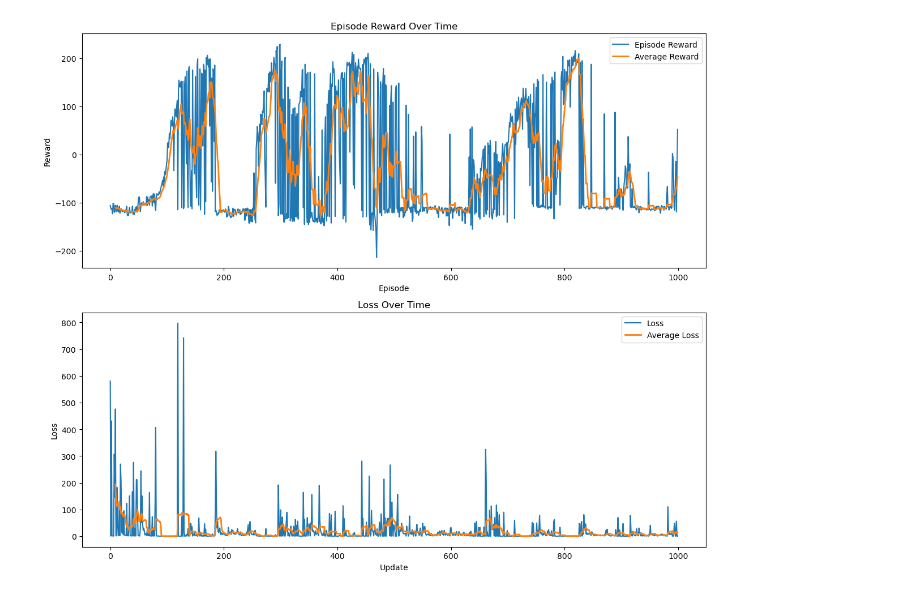
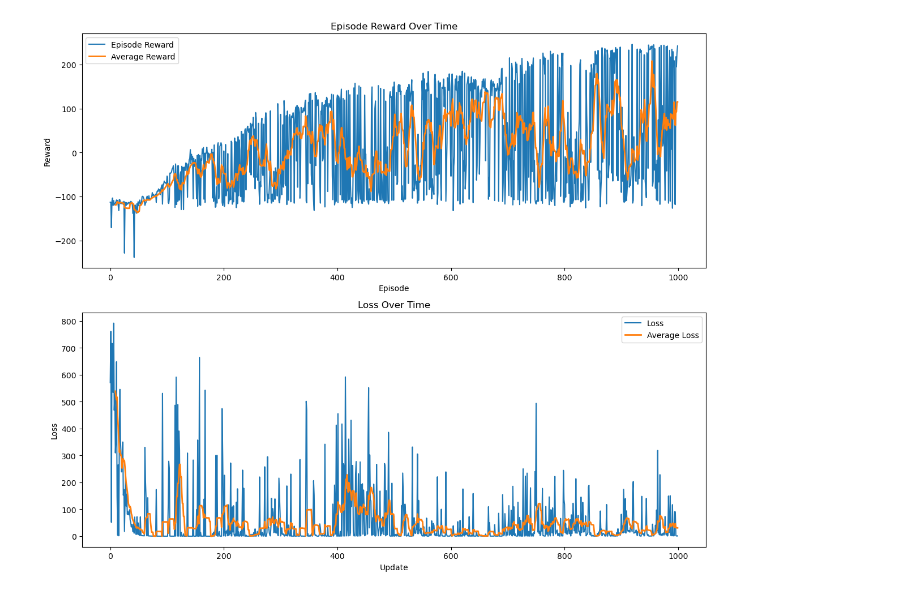
Before and after one commit to MH-Farhadi/ELE588_Final, a Jupyter notebook: Bipedal_PPO.ipynb, the cells around one changed output. Cells and saved outputs as stored; diff of their text form; code cells hidden in the pictures.

```diff
--- a/Bipedal_PPO.ipynb
+++ b/Bipedal_PPO.ipynb
@@ -13,24 +13,24 @@ import matplotlib.pyplot as plt
 
 # Hyperparameters
 ENV_NAME = 'BipedalWalker-v3'
-HIDDEN_SIZE = 1024
-LEARNING_RATE = 3e-4
+HIDDEN_SIZE = 2048
+LEARNING_RATE = 1e-4
 GAMMA = 0.99
-LAMBDA = 0.95
-CLIP_EPSILON = 0.3
-ENTROPY_COEF = 0.01
-VALUE_LOSS_COEF = 0.5
+LAMBDA = 0.9
+CLIP_EPSILON = 0.1
+ENTROPY_COEF = 0.05
+VALUE_LOSS_COEF = 0.8
 MAX_GRAD_NORM = 0.5
-PPO_EPOCHS = 10
-MINI_BATCH_SIZE = 64
+PPO_EPOCHS = 5
+MINI_BATCH_SIZE = 256
 TOTAL_EPISODES = 1000  # Total number of episodes to train
-ROLLOUT_LENGTH = 2048
+ROLLOUT_LENGTH = 4096
 EVAL_INTERVAL = 50     # Evaluate every 50 episodes
 EVAL_EPISODES = 5        # Number of episodes to run during evaluation
 
 # Early stopping parameters
-patience = 10            # Number of evaluation intervals to wait for improvement
-min_delta = 1e-3         # Minimum change to consider as improvement
+patience = 20            # Number of evaluation intervals to wait for improvement
+min_delta = 1e-2         # Minimum change to consider as improvement
 
 # Device configuration (CPU or GPU)
 device = torch.device('cuda' if torch.cuda.is_available() else 'cpu')
@@ -56,36 +56,35 @@ action_low = torch.tensor(env.action_space.low).to(device)
 class ActorCritic(nn.Module):
     def __init__(self, obs_size, action_size):
         super(ActorCritic, self).__init__()
-        # Common network
-        self.shared = nn.Sequential(
+        # Actor network
+        self.actor = nn.Sequential(
             nn.Linear(obs_size, HIDDEN_SIZE),
             nn.ReLU(),
-        )
-        # Actor network
-        self.actor_mean = nn.Sequential(
             nn.Linear(HIDDEN_SIZE, HIDDEN_SIZE),
             nn.ReLU(),
             nn.Linear(HIDDEN_SIZE, action_size),
-            nn.Tanh()  # Assuming action space is bounded between -1 and 1
+            nn.Tanh(),
         )
         # Actor log_std (learned)
         self.actor_log_std = nn.Parameter(torch.zeros(action_size))
         # Critic network
         self.critic = nn.Sequential(
+            nn.Linear(obs_size, HIDDEN_SIZE),
+            nn.ReLU(),
             nn.Linear(HIDDEN_SIZE, HIDDEN_SIZE),
             nn.ReLU(),
-            nn.Linear(HIDDEN_SIZE, 1)
+            nn.Linear(HIDDEN_SIZE, 1),
         )
 
     def forward(self, x):
-        shared_out = self.shared(x)
         # Actor
-        mean = self.actor_mean(shared_out)
+        mean = self.actor(x)
         std = self.actor_log_std.exp().expand_as(mean)
         dist = Normal(mean, std)
         # Critic
-        value = self.critic(shared_out)
+        value = self.critic(x)
         return dist, value
+
 
 # Initialize the network and optimizer
 model = ActorCritic(obs_size, action_size).to(device)
@@ -364 +363 @@ No improvement for 4 evaluation(s)
-[figure, old version]
+[figure, new version]
```
Also changed, not shown: parts of 1 cell of this notebook, 10 other files.
